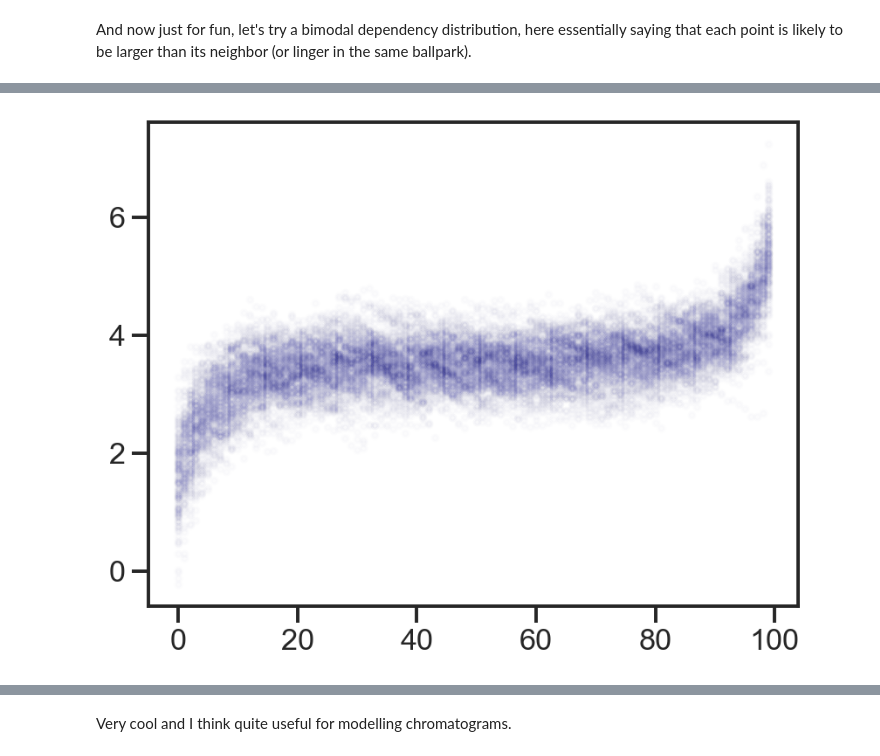
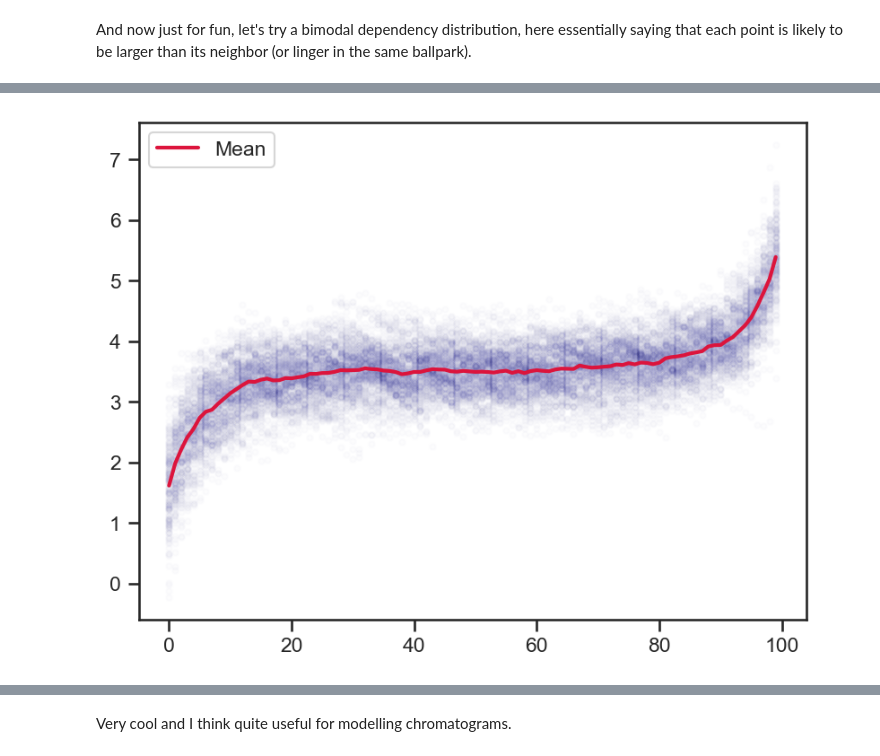
Before and after one commit to hessammehr/hessammehr.github.io, a Jupyter notebook: blog/notebooks/2024-12-26-locally-constrained.ipynb, the cells around one changed output, grey strips where cells are left out. Saved outputs shown, nothing was run; the diff lists cells and outputs as text; code cells hidden in the pictures.

```diff
--- a/blog/notebooks/2024-12-26-locally-constrained.ipynb
+++ b/blog/notebooks/2024-12-26-locally-constrained.ipynb
@@ -12,7 +12,7 @@ import seaborn as sns
 from numpyro import sample
 from numpyro.infer import MCMC, NUTS
 
-sns.set_theme('talk', 'ticks', font='Arial')
+sns.set_theme('notebook', 'ticks', font='Arial')
 
 plt.rcParams['figure.dpi'] = 150
 # %% [markdown]
@@ -158,13 +160,15 @@ plt.gca().set(xlabel='x', ylabel='PDF', title='Dependency "error"');
 # %%
 def model7(obs_vals, obs_idx):
     x = sample('x', d.expand([100]))
     sample('x_dependence', d_dep, obs=x[1:] - x[:-1])
 
 mcmc = MCMC(NUTS(model7), num_warmup=1000, num_samples=200)
 mcmc.run(jax.random.PRNGKey(0), obs_vals, obs_idx)
 samples = mcmc.get_samples()
 
 x_points = np.repeat(np.arange(100)[None, :], samples['x'].shape[0], axis=0)
-plt.scatter(x_points.flatten(), samples['x'].flatten(), color='darkblue', alpha=0.01, s=10);
+plt.scatter(x_points.flatten(), samples['x'].flatten(), color='darkblue', alpha=0.01, s=10)
+plt.plot(x_points[0], samples['x'].mean(axis=0), color='crimson', lw=2, label='Mean')
+plt.legend();
 # %% [output]
-[figure, old version]
+[figure, new version]
```
Also changed, not shown: parts of 12 cells of this notebook, 15 other files.
